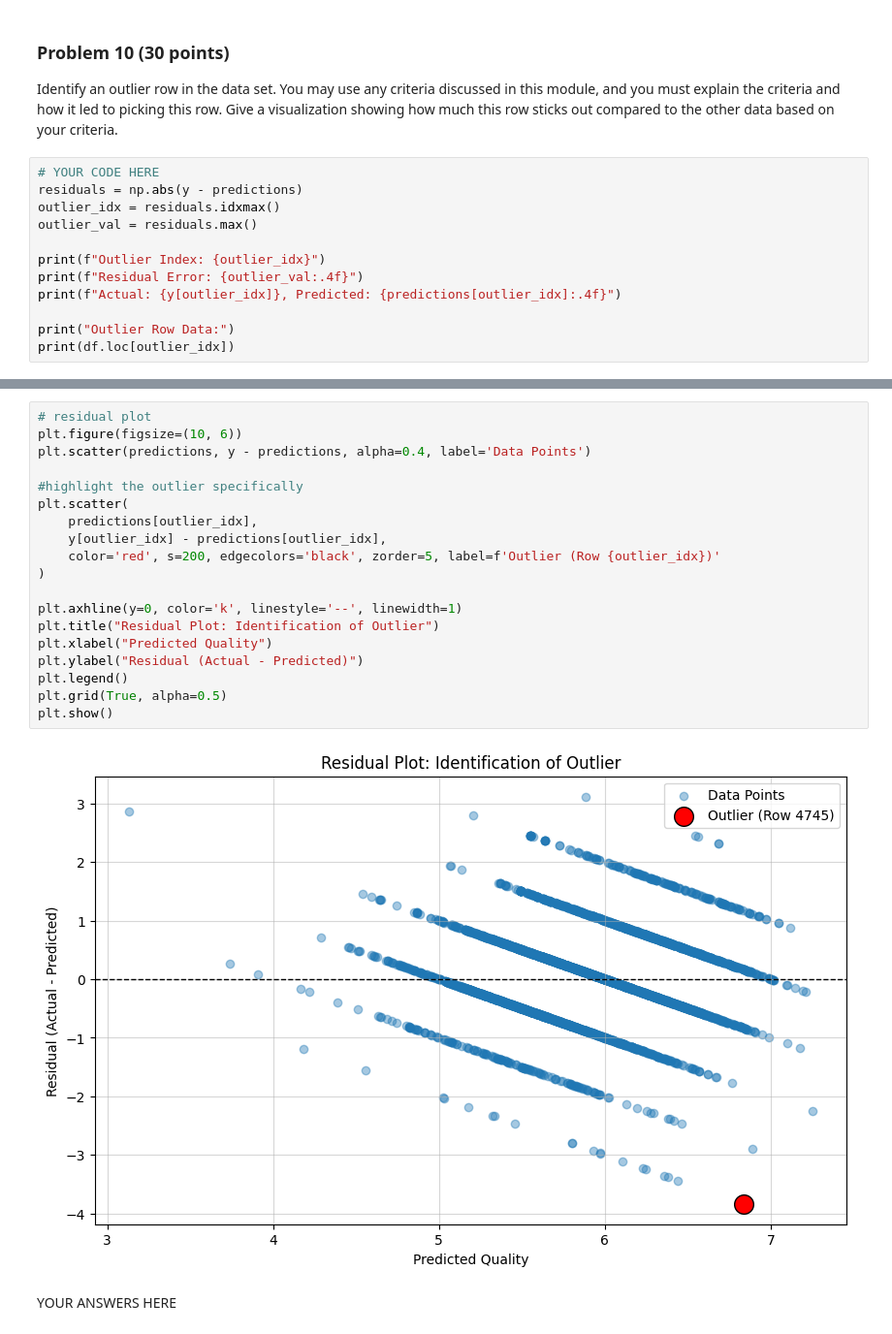
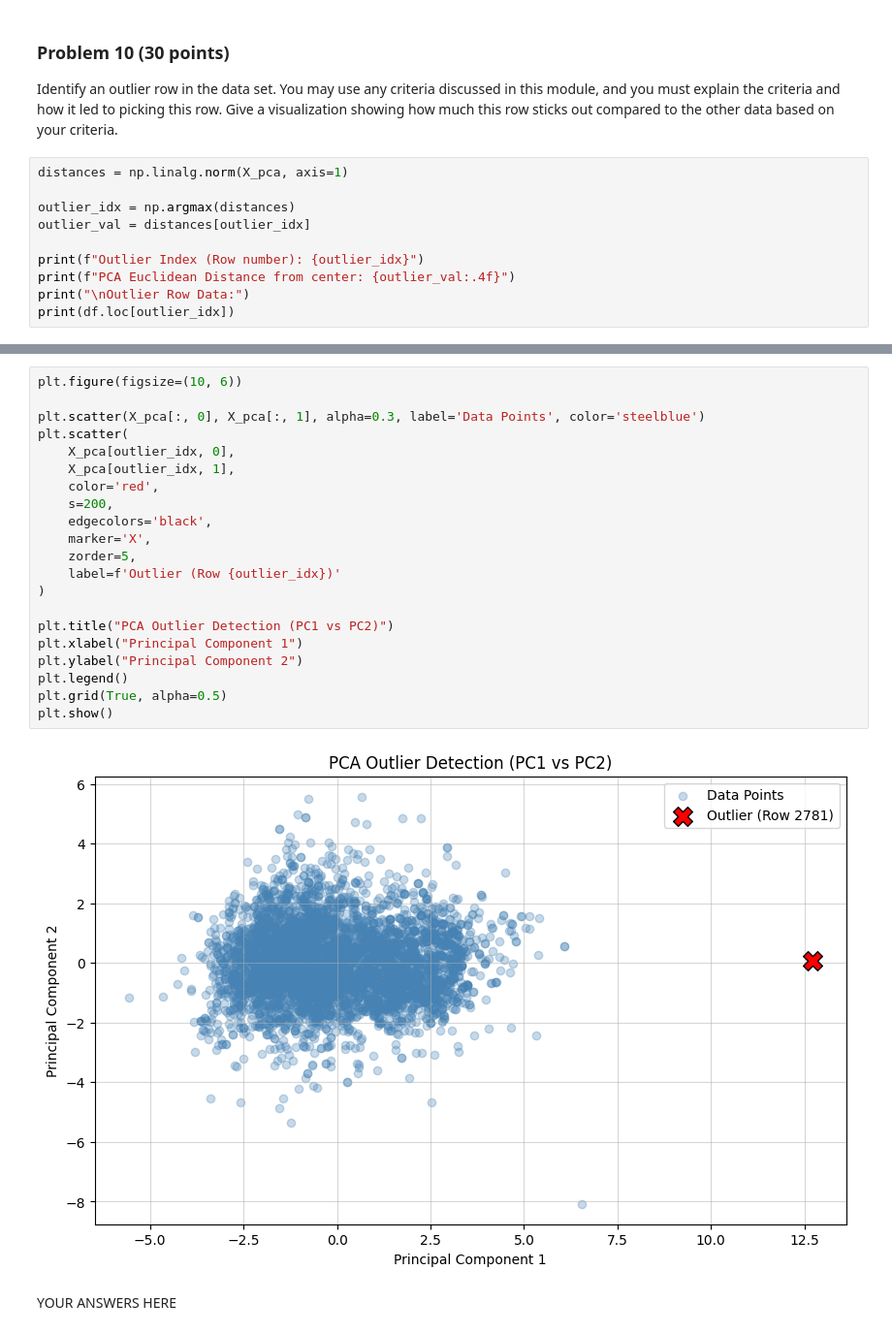
Before and after one commit to kronenflex/homeworks_mds_DX_601, a Jupyter notebook: homework12ds/project.ipynb, the cells around one changed output, grey strips where cells are left out. Shown at 97% size. Saved outputs shown, nothing was run; the diff lists cells and outputs as text.

```diff
--- a/homework12ds/project.ipynb
+++ b/homework12ds/project.ipynb
@@ -571,15 +571,13 @@ Identify an outlier row in the data set.
 You may use any criteria discussed in this module, and you must explain the criteria and how it led to picking this row.
 Give a visualization showing how much this row sticks out compared to the other data based on your criteria.
 # %%
-# YOUR CODE HERE
-residuals = np.abs(y - predictions)
-outlier_idx = residuals.idxmax()
-outlier_val = residuals.max()
+distances = np.linalg.norm(X_pca, axis=1)
 
-print(f"Outlier Index: {outlier_idx}")
-print(f"Residual Error: {outlier_val:.4f}")
-print(f"Actual: {y[outlier_idx]}, Predicted: {predictions[outlier_idx]:.4f}")
+outlier_idx = np.argmax(distances)
+outlier_val = distances[outlier_idx]
 
-print("Outlier Row Data:")
+print(f"Outlier Index (Row number): {outlier_idx}")
+print(f"PCA Euclidean Distance from center: {outlier_val:.4f}")
+print("\nOutlier Row Data:")
 print(df.loc[outlier_idx])
 # %% [output]
@@ -603,23 +601,25 @@ Name: 4745, dtype: float64
 # %%
-# residual plot
 plt.figure(figsize=(10, 6))
-plt.scatter(predictions, y - predictions, alpha=0.4, label='Data Points')
 
-#highlight the outlier specifically
+plt.scatter(X_pca[:, 0], X_pca[:, 1], alpha=0.3, label='Data Points', color='steelblue')
 plt.scatter(
-    predictions[outlier_idx],
-    y[outlier_idx] - predictions[outlier_idx],
-    color='red', s=200, edgecolors='black', zorder=5, label=f'Outlier (Row {outlier_idx})'
+    X_pca[outlier_idx, 0],
+    X_pca[outlier_idx, 1],
+    color='red',
+    s=200,
+    edgecolors='black',
+    marker='X',
+    zorder=5,
+    label=f'Outlier (Row {outlier_idx})'
 )
 
-plt.axhline(y=0, color='k', linestyle='--', linewidth=1)
-plt.title("Residual Plot: Identification of Outlier")
-plt.xlabel("Predicted Quality")
-plt.ylabel("Residual (Actual - Predicted)")
+plt.title("PCA Outlier Detection (PC1 vs PC2)")
+plt.xlabel("Principal Component 1")
+plt.ylabel("Principal Component 2")
 plt.legend()
 plt.grid(True, alpha=0.5)
 plt.show()
 # %% [output]
-[figure, old version]
+[figure, new version]
 # %% [markdown]
 YOUR ANSWERS HERE
```
Also changed, not shown: parts of 3 cells of this notebook.
